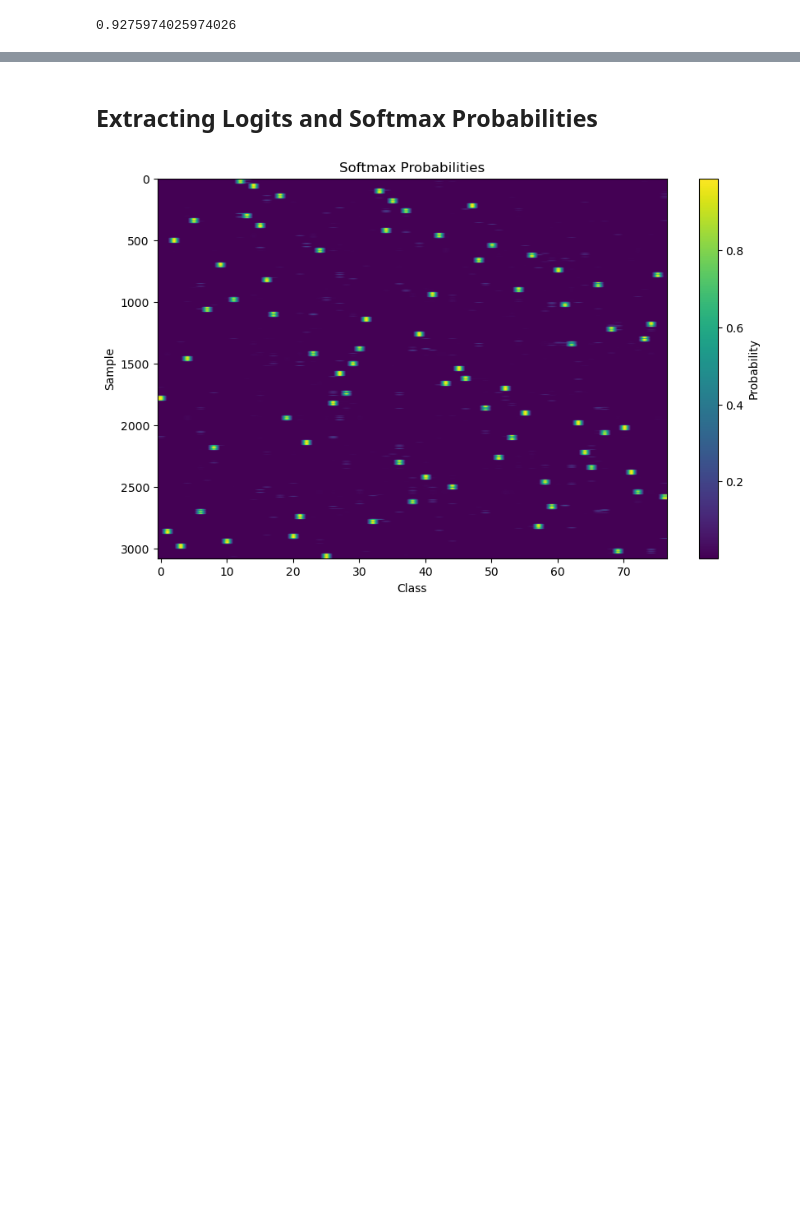
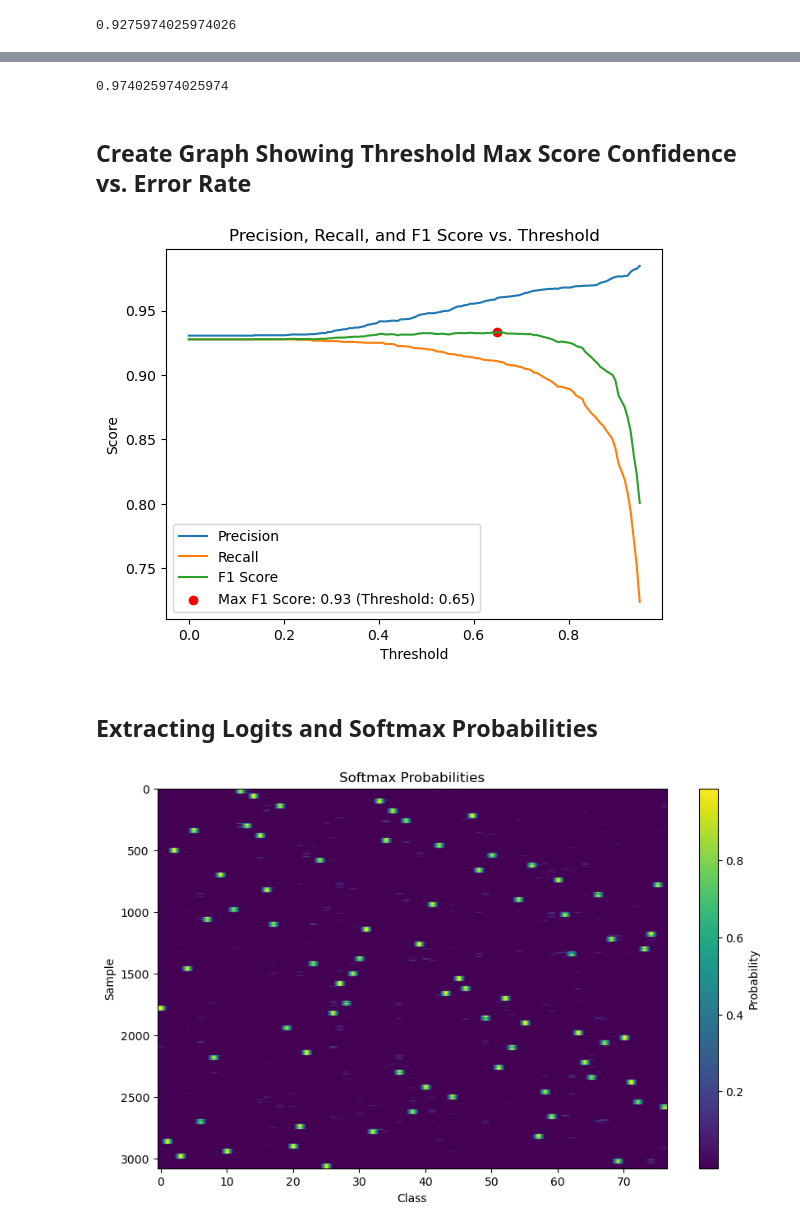
Before and after one commit to adc257/AmEx-Project, a Jupyter notebook: inference.ipynb, the cells around one changed output, grey strips where cells are left out. Saved outputs shown, nothing was run; the diff lists cells and outputs as text; code cells hidden in the pictures; blank space fills up the shorter version.

```diff
--- a/inference.ipynb
+++ b/inference.ipynb
@@ -72,0 +132,21 @@ print(1-(len(errors_df)/len(test_labels_list)))
+# %%
+# Print accuracy on test data
+print(1-(len(not_top3_errors_df)/len(test_labels_list)))
+# %% [output]
+0.974025974025974
+# %% [markdown]
+## Create Graph Showing Threshold Max Score Confidence vs. Error Rate
+# %%
+# Make predictions on test data
+predictions_list = []
+
+for output in outputs:
+    data = output[0]
+
+    # Find the maximum score and its corresponding label
+    max_score_data = max(data, key=lambda d: d['score'])
+    predictions_list.append(max_score_data)
+
+test_predictions = []
+for output in predictions_list:
+    test_predictions.append(output)
@@ -73,3 +176,46 @@ print(1-(len(errors_df)/len(test_labels_list)))
+# %%
+import matplotlib.pyplot as plt
+import numpy as np
+
+# Lists to store precision, recall, and F1 score for each threshold
+precisions = []
+recalls = []
+f1_scores = []
+
+# Calculate precision, recall, and F1 score for each threshold
+for threshold in thresholds:
+    precision, recall, f1 = calculate_metrics(test_predictions, test_labels_list, threshold)
+    precisions.append(precision)
+    recalls.append(recall)
+    f1_scores.append(f1)
+
+# Find the threshold corresponding to the maximum F1 score
+max_f1_index = np.argmax(f1_scores)
+max_f1_threshold = thresholds[max_f1_index]
+max_f1_score = f1_scores[max_f1_index]
+
+# Plot precision
+plt.plot(thresholds, precisions, label='Precision')
+
+# Plot recall
+plt.plot(thresholds, recalls, label='Recall')
+
+# Plot F1 score
+plt.plot(thresholds, f1_scores, label='F1 Score')
+
+# Highlight the maximum F1 score
+plt.scatter(max_f1_threshold, max_f1_score, color='red', label=f'Max F1 Score: {max_f1_score:.2f} (Threshold: {max_f1_threshold:.2f})')
+
+# Add labels and title
+plt.xlabel('Threshold')
+plt.ylabel('Score')
+plt.title('Precision, Recall, and F1 Score vs. Threshold')
+plt.legend()
+
+# Show the plot
+plt.show()
+# %% [output]
+[figure, added]
 # %% [markdown]
 ## Extracting Logits and Softmax Probabilities
 # %%
```
Also changed, not shown: parts of 8 cells of this notebook.
